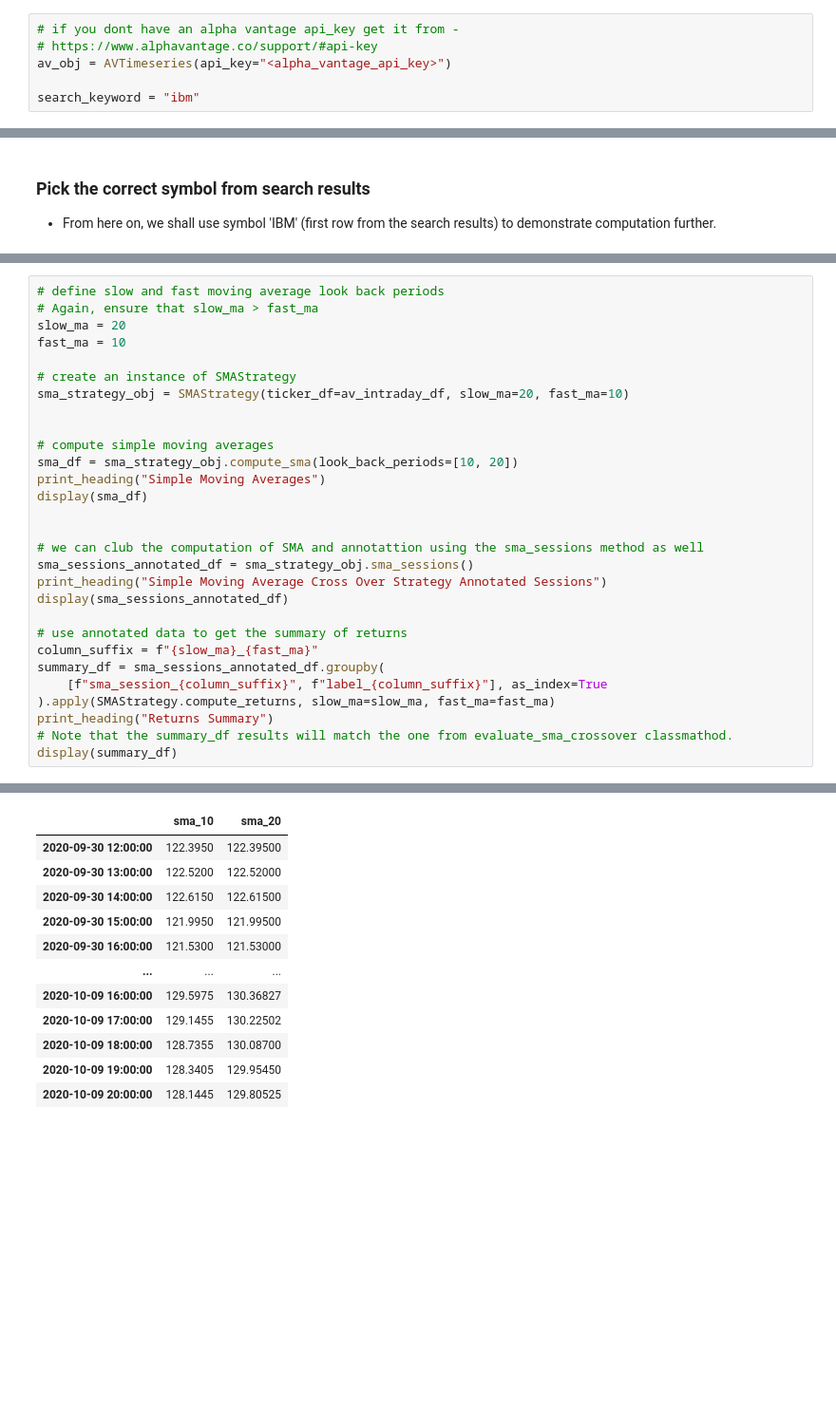
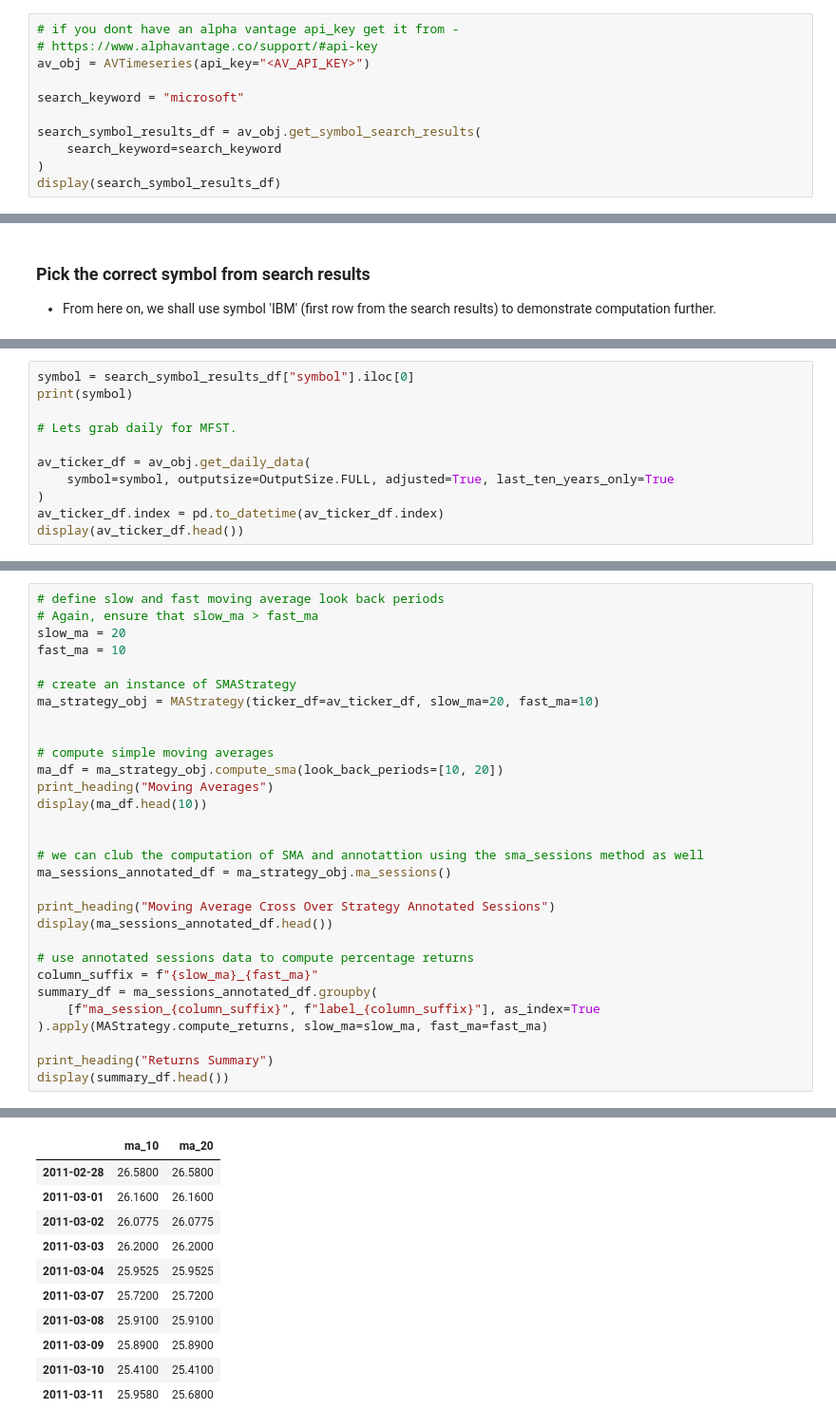
Before and after one commit to jadhavpritish/Toucan, a Jupyter notebook: demo_notebooks/simple_moving_average_crossover_demo.ipynb, the cells around one changed output, grey strips where cells are left out. Shown: that part at 95% size. Drawn from its saved outputs; the diff is of its cells as text; blank space fills up the shorter version.

```diff
--- a/demo_notebooks/simple_moving_average_crossover_demo.ipynb
+++ b/demo_notebooks/simple_moving_average_crossover_demo.ipynb
@@ -31,7 +39,12 @@ The nb_black extension is already loaded. To reload it, use:
 # %%
 # if you dont have an alpha vantage api_key get it from -
 # https://www.alphavantage.co/support/#api-key
-av_obj = AVTimeseries(api_key="<alpha_vantage_api_key>")
+av_obj = AVTimeseries(api_key="<AV_API_KEY>")
 
-search_keyword = "ibm"
+search_keyword = "microsoft"
+
+search_symbol_results_df = av_obj.get_symbol_search_results(
+    search_keyword=search_keyword
+)
+display(search_symbol_results_df)
 # %% [output]
@@ -94,0 +61,11 @@ display(av_daily_df.head())
+# %%
+symbol = search_symbol_results_df["symbol"].iloc[0]
+print(symbol)
+
+# Lets grab daily for MFST.
+
+av_ticker_df = av_obj.get_daily_data(
+    symbol=symbol, outputsize=OutputSize.FULL, adjusted=True, last_ten_years_only=True
+)
+av_ticker_df.index = pd.to_datetime(av_ticker_df.index)
+display(av_ticker_df.head())
@@ -120,28 +142,29 @@ slow_ma = 20
 fast_ma = 10
 
 # create an instance of SMAStrategy
-sma_strategy_obj = SMAStrategy(ticker_df=av_intraday_df, slow_ma=20, fast_ma=10)
+ma_strategy_obj = MAStrategy(ticker_df=av_ticker_df, slow_ma=20, fast_ma=10)
 
 
 # compute simple moving averages
-sma_df = sma_strategy_obj.compute_sma(look_back_periods=[10, 20])
-print_heading("Simple Moving Averages")
-display(sma_df)
+ma_df = ma_strategy_obj.compute_sma(look_back_periods=[10, 20])
+print_heading("Moving Averages")
+display(ma_df.head(10))
 
 
 # we can club the computation of SMA and annotattion using the sma_sessions method as well
-sma_sessions_annotated_df = sma_strategy_obj.sma_sessions()
-print_heading("Simple Moving Average Cross Over Strategy Annotated Sessions")
-display(sma_sessions_annotated_df)
+ma_sessions_annotated_df = ma_strategy_obj.ma_sessions()
 
-# use annotated data to get the summary of returns
+print_heading("Moving Average Cross Over Strategy Annotated Sessions")
+display(ma_sessions_annotated_df.head())
+
+# use annotated sessions data to compute percentage returns
 column_suffix = f"{slow_ma}_{fast_ma}"
-summary_df = sma_sessions_annotated_df.groupby(
-    [f"sma_session_{column_suffix}", f"label_{column_suffix}"], as_index=True
-).apply(SMAStrategy.compute_returns, slow_ma=slow_ma, fast_ma=fast_ma)
+summary_df = ma_sessions_annotated_df.groupby(
+    [f"ma_session_{column_suffix}", f"label_{column_suffix}"], as_index=True
+).apply(MAStrategy.compute_returns, slow_ma=slow_ma, fast_ma=fast_ma)
+
 print_heading("Returns Summary")
-# Note that the summary_df results will match the one from evaluate_sma_crossover classmathod.
-display(summary_df)
+display(summary_df.head())
 # %% [output]
 ###############################
 
@@ -149,14 +172,13 @@ Simple Moving Averages
 
 ###############################
-|  | sma_10 | sma_20 |
-| 2020-09-30 12:00:00 | 122.3950 | 122.39500 |
-| 2020-09-30 13:00:00 | 122.5200 | 122.52000 |
-| 2020-09-30 14:00:00 | 122.6150 | 122.61500 |
-| 2020-09-30 15:00:00 | 121.9950 | 121.99500 |
-| 2020-09-30 16:00:00 | 121.5300 | 121.53000 |
-| ... | ... | ... |
-| 2020-10-09 16:00:00 | 129.5975 | 130.36827 |
-| 2020-10-09 17:00:00 | 129.1455 | 130.22502 |
-| 2020-10-09 18:00:00 | 128.7355 | 130.08700 |
-| 2020-10-09 19:00:00 | 128.3405 | 129.95450 |
-| 2020-10-09 20:00:00 | 128.1445 | 129.80525 |
+|  | ma_10 | ma_20 |
+| 2011-02-28 | 26.5800 | 26.5800 |
+| 2011-03-01 | 26.1600 | 26.1600 |
+| 2011-03-02 | 26.0775 | 26.0775 |
+| 2011-03-03 | 26.2000 | 26.2000 |
+| 2011-03-04 | 25.9525 | 25.9525 |
+| 2011-03-07 | 25.7200 | 25.7200 |
+| 2011-03-08 | 25.9100 | 25.9100 |
+| 2011-03-09 | 25.8900 | 25.8900 |
+| 2011-03-10 | 25.4100 | 25.4100 |
+| 2011-03-11 | 25.9580 | 25.6800 |
```
Also changed, not shown: parts of 19 cells of this notebook, 9 other files.
